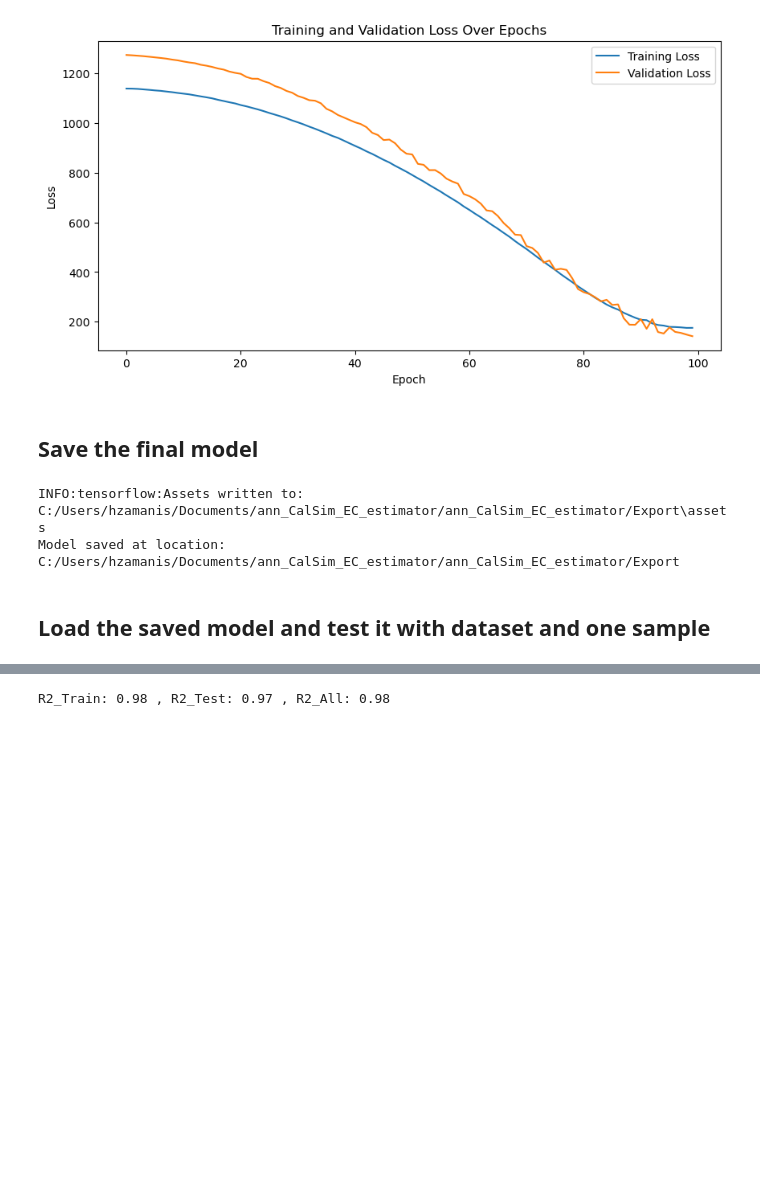
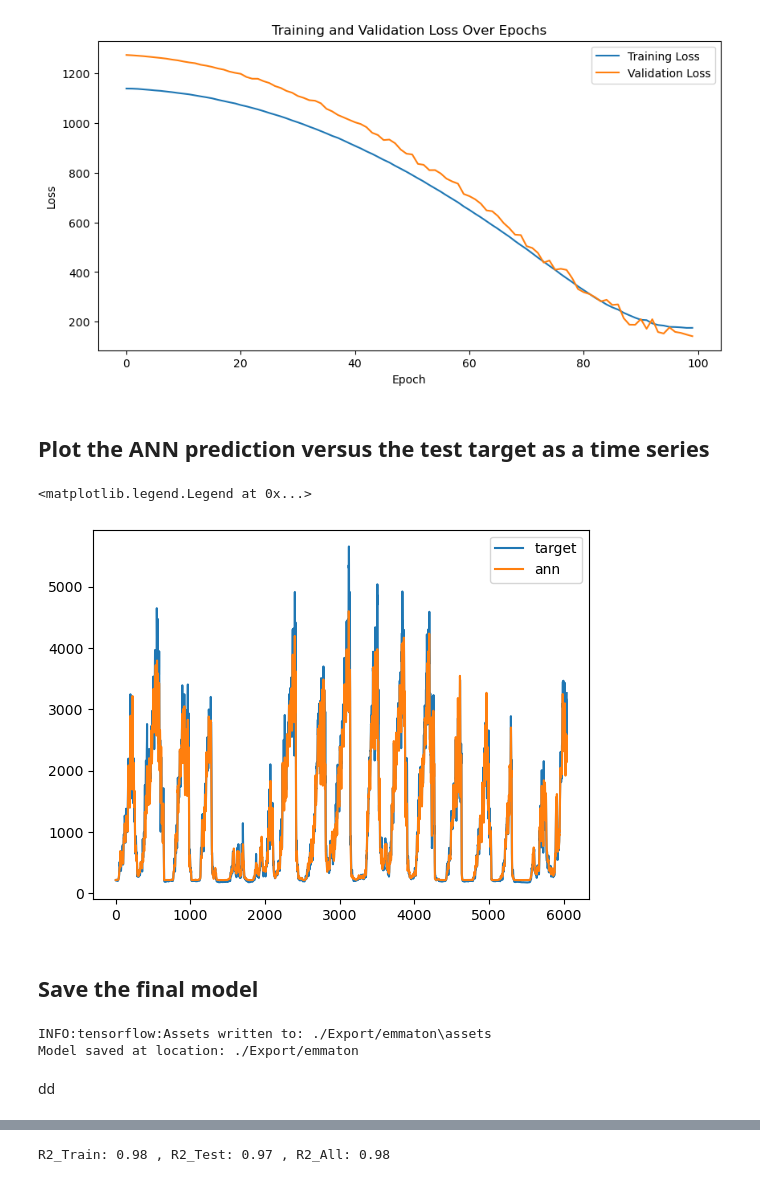
Before and after one commit to HamedZamanisabzi/ann_CalSim_EC_estimator, a Jupyter notebook: train.ipynb, the cells around one changed output, grey strips where cells are left out. Saved outputs shown, nothing was run; the diff lists cells and outputs as text; code cells hidden in the pictures; blank space fills up the shorter version.

```diff
--- a/train.ipynb
+++ b/train.ipynb
@@ -27,16 +28,17 @@ from tensorflow.keras import Model
 # %%
 # Load data
 df = annec.load_data('Inputs/inputs.csv')
+df_var = annec.df_by_variable(df)
 
 # Split data
 train_rows = df.shape[0] - 6039
-df_train, df_test = annec.split_data(df, train_rows, 6039)
+df_train, df_test = annec.split_data(df_var, train_rows, 6039)
 
 # Build model inputs
 inputs = annec.build_model_inputs(df)
 
 # Preprocessing layers
-layers = annec.preprocessing_layers(df, inputs)
+layers = annec.preprocessing_layers(df_var, inputs)
 
 # Build model
 neurons = [8, 2, 1]  # This is an example; adapt it to your needs
@@ -44,10 +46,20 @@ activations = ['sigmoid', 'sigmoid']
 model, tensorboard_cb = annec.build_model(layers, inputs)
 
 # Define training and testing data
-X_train = [df_train[feature] for feature in annec.num_features]
-y_train = df_train['EC']
-X_test = [df_test[feature] for feature in annec.num_features]
-y_test = df_test['EC']
+X_train = [ df_train.loc[:, pd.IndexSlice[feature,:]] for feature in annec.feature_names()]
+y_train = df_train[('EC','0d')].to_frame()  # situation where one column is produced and coerced to a series
+# Otherwise you would do something like:
+#y.droplevel(level='lag',axis=1).rename(mapper={"EC":"emm_ec"})
+y_train.columns = ["emm_ec"]
+
+
+
+X_test = [ df_test.loc[:, pd.IndexSlice[feature,:]] for feature in annec.feature_names()]
+
+
+y_test = df_test[('EC','0d')].to_frame()  # Only works for univariate dataset where it is a series
+y_test.columns = ["emm_ec"]
+
 
 # Train model
 history, model = annec.train_model(model, tensorboard_cb, X_train, y_train, X_test, y_test)
@@ -72,6 +131,17 @@ print(tabulate(df3, headers='keys', tablefmt='psql'))
 annec.plot_history(history)
 # %% [output]
 [figure]
+# %% [markdown]
+## Plot the ANN prediction versus the test target as a time series
+# %%
+import matplotlib.pyplot as plt
+ax = y_test.plot()
+pred = pd.DataFrame(index=y_test.index,data= y_test_pred)
+pred.plot(ax=ax)
+plt.legend(["target","ann"])
+# %% [output]
+<matplotlib.legend.Legend at 0x...>
+[figure, added]
 # %% [markdown]
 ## Save the final model
 # %%
@@ -79,10 +149,10 @@ annec.plot_history(history)
 ############# Please change the model_save_path to the direction you saved the files #######
 ############################################################################################
 
-model_save_path = r'C:/Users/hzamanis/Documents/ann_CalSim_EC_estimator/ann_CalSim_EC_estimator/Export'
+model_save_path = r'./Export/emmaton'
 annec.save_model(model, model_save_path)
 # %% [output]
-INFO:tensorflow:Assets written to: C:/Users/hzamanis/Documents/ann_CalSim_EC_estimator/ann_CalSim_EC_estimator/Export\assets
-Model saved at location: C:/Users/hzamanis/Documents/ann_CalSim_EC_estimator/ann_CalSim_EC_estimator/Export
+INFO:tensorflow:Assets written to: ./Export/emmaton\assets
+Model saved at location: ./Export/emmaton
-# %% [markdown]
-## Load the saved model and test it with dataset and one sample
+# %% [markdown]
+dd
```
Also changed, not shown: parts of 8 cells of this notebook, 1 other file.
